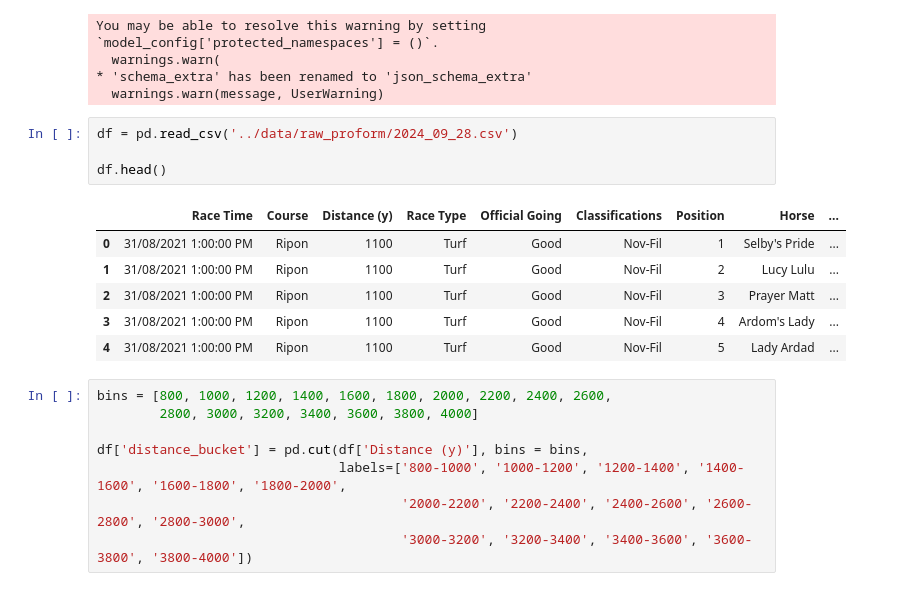
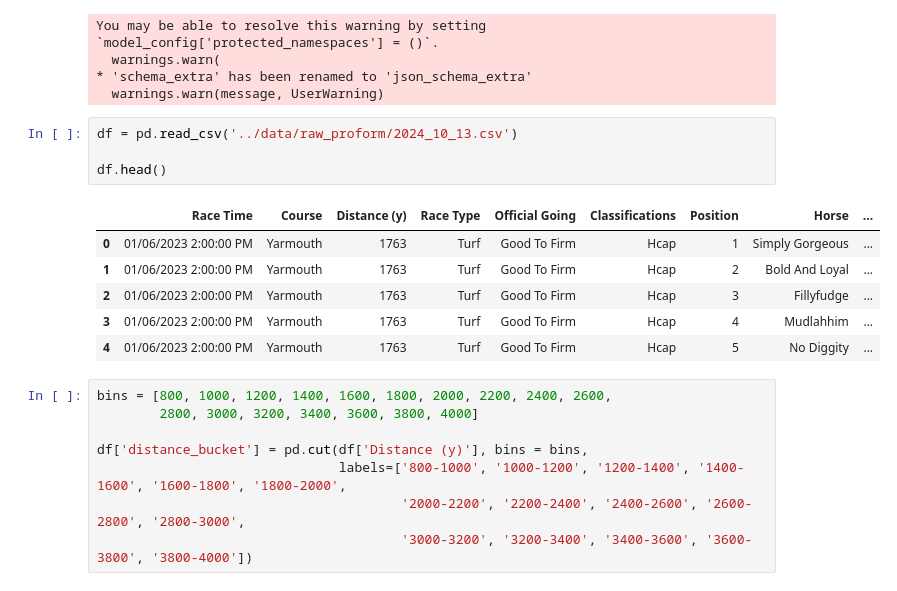
Before and after one commit to andrewbarwise/horse_trading, a Jupyter notebook: notebooks/feature_importance.ipynb, the cells around one changed output. Saved outputs shown, nothing was run; the diff lists cells and outputs as text.

```diff
--- a/notebooks/feature_importance.ipynb
+++ b/notebooks/feature_importance.ipynb
@@ -26,16 +26,16 @@ You may be able to resolve this warning by setting `model_config['protected_name
 * 'schema_extra' has been renamed to 'json_schema_extra'
   warnings.warn(message, UserWarning)
 # %%
-df = pd.read_csv('../data/raw_proform/2024_09_28.csv')
+df = pd.read_csv('../data/raw_proform/2024_10_13.csv')
 
 df.head()
 # %% [output]
 |  | Race Time | Course | Distance (y) | Race Type | Official Going | Classifications | Position | Horse | ... |
-| 0 | 31/08/2021 1:00:00 PM | Ripon | 1100 | Turf | Good | Nov-Fil | 1 | Selby's Pride | ... |
-| 1 | 31/08/2021 1:00:00 PM | Ripon | 1100 | Turf | Good | Nov-Fil | 2 | Lucy Lulu | ... |
-| 2 | 31/08/2021 1:00:00 PM | Ripon | 1100 | Turf | Good | Nov-Fil | 3 | Prayer Matt | ... |
-| 3 | 31/08/2021 1:00:00 PM | Ripon | 1100 | Turf | Good | Nov-Fil | 4 | Ardom's Lady | ... |
-| 4 | 31/08/2021 1:00:00 PM | Ripon | 1100 | Turf | Good | Nov-Fil | 5 | Lady Ardad | ... |
+| 0 | 01/06/2023 2:00:00 PM | Yarmouth | 1763 | Turf | Good To Firm | Hcap | 1 | Simply Gorgeous | ... |
+| 1 | 01/06/2023 2:00:00 PM | Yarmouth | 1763 | Turf | Good To Firm | Hcap | 2 | Bold And Loyal | ... |
+| 2 | 01/06/2023 2:00:00 PM | Yarmouth | 1763 | Turf | Good To Firm | Hcap | 3 | Fillyfudge | ... |
+| 3 | 01/06/2023 2:00:00 PM | Yarmouth | 1763 | Turf | Good To Firm | Hcap | 4 | Mudlahhim | ... |
+| 4 | 01/06/2023 2:00:00 PM | Yarmouth | 1763 | Turf | Good To Firm | Hcap | 5 | No Diggity | ... |
 # %%
 bins = [800, 1000, 1200, 1400, 1600, 1800, 2000, 2200, 2400, 2600,
         2800, 3000, 3200, 3400, 3600, 3800, 4000]
```
Also changed, not shown: parts of 10 cells of this notebook, 2 other files.
